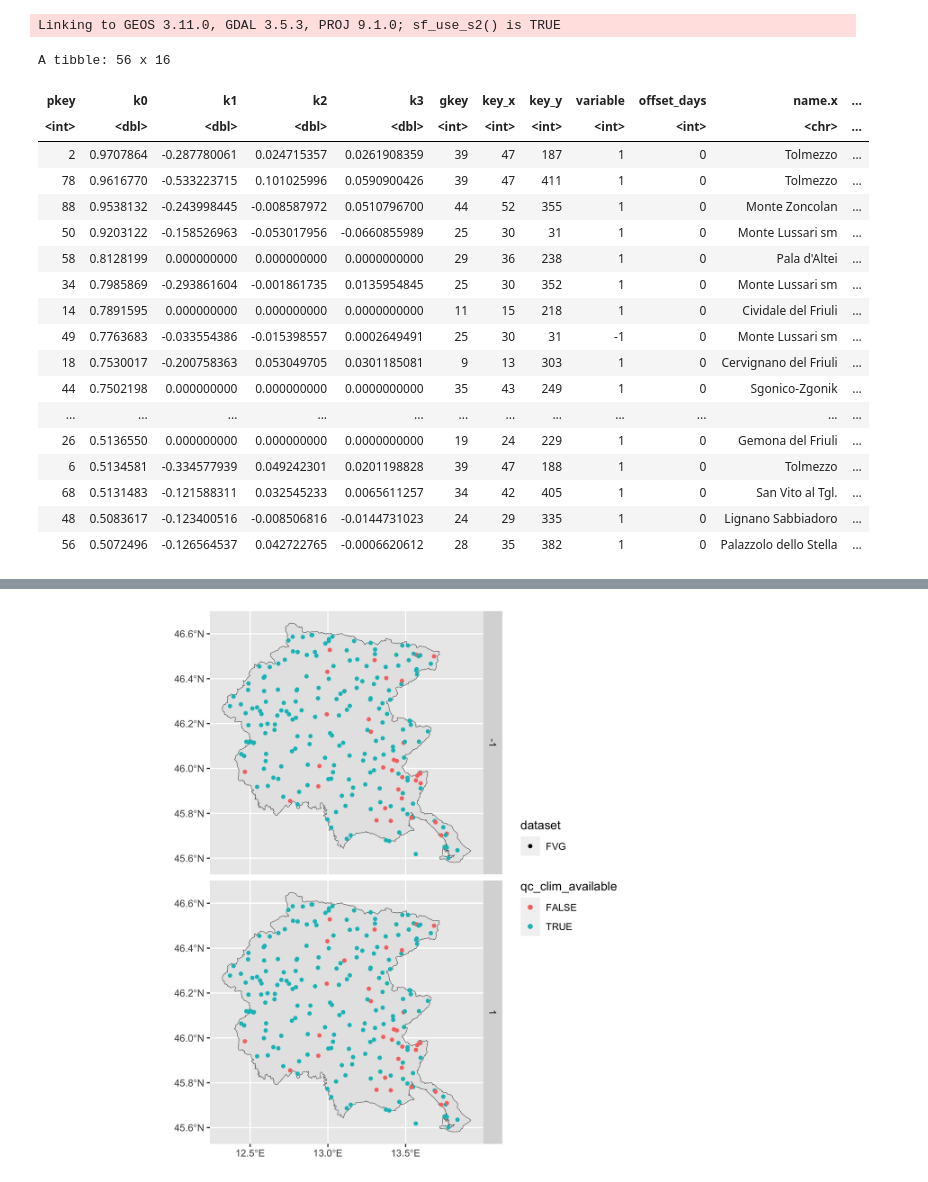
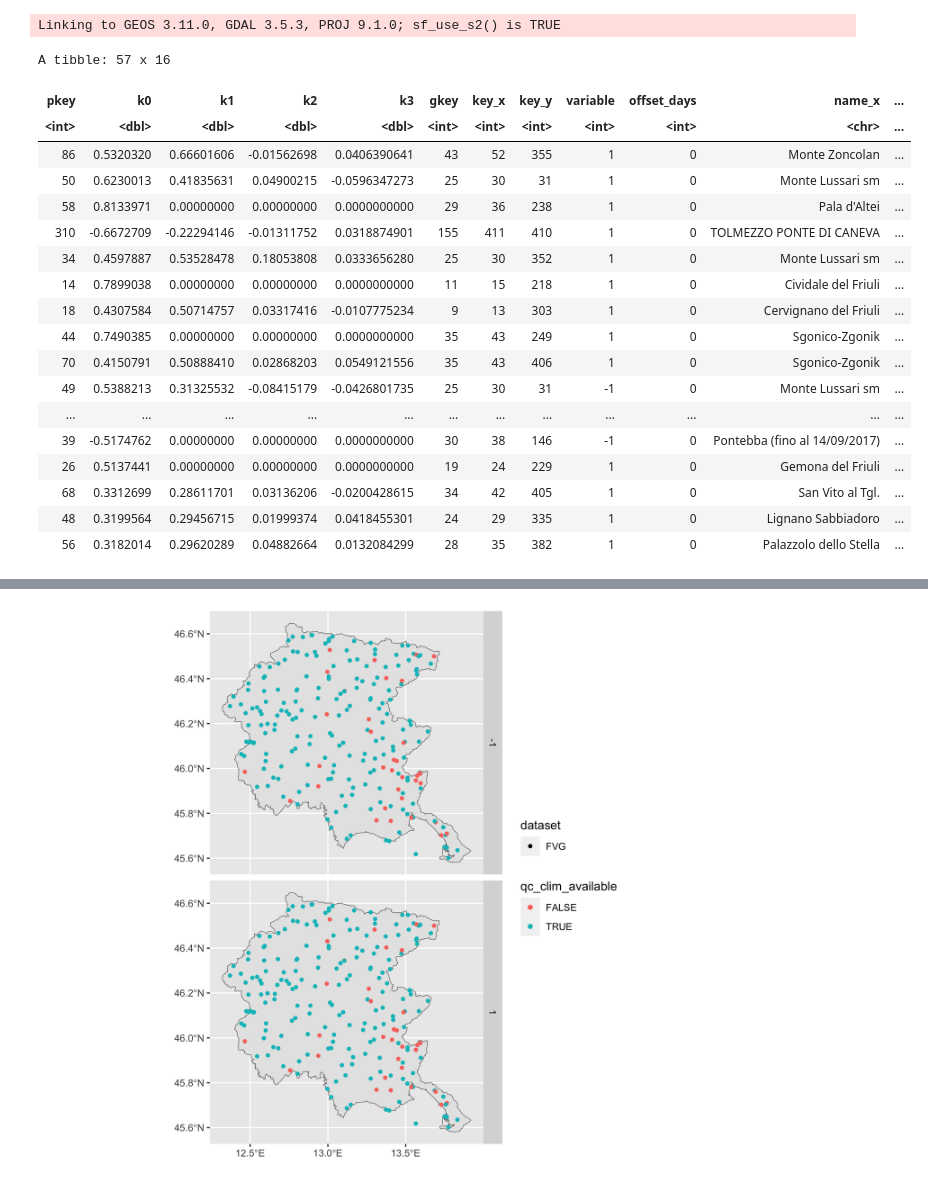
Before and after one commit to dnstudent/TesiMag, a Jupyter notebook: notebooks/integrazioni_regionali/FVG/series_pairing.ipynb, the cells around one changed output, grey strips where cells are left out. Drawn from its saved outputs; the diff is of its cells as text; code cells hidden in the pictures.

```diff
--- a/notebooks/integrazioni_regionali/FVG/series_pairing.ipynb
+++ b/notebooks/integrazioni_regionali/FVG/series_pairing.ipynb
@@ -61,32 +61,39 @@ tagged_analysis <- analysis |>
 write_xlsx_analysis(tagged_analysis, file.path("notebooks", "integrazioni_regionali", "FVG", "tagged_analysis.xlsx"), starts_with("tag_"))
 # %%
 gs <- series_groups(tagged_analysis, metadata, data, tag_same_series)
-ranked_series_groups <- rank_series_groups(gs$table, metadata, c("ARPAFVG", "SCIA", "ISAC"), desc(dataset), desc(sensor_last))
-incomp <- incompatible_merges(data, ranked_series_groups, tagged_analysis, 15L, 0.5)
+# Dealing with ISAC series
+ranked_series_groups <- rank_series_groups(
+    gs$table,
+    metadata |> mutate(network_prio = if_else(network == "ISAC", 2L, 1L)),
+    c("ARPAFVG", "SCIA", "ISAC"),
+    desc(network_prio), desc(dataset), desc(sensor_last)
+)
+ignore_corrections <- make_exclusion_table(tagged_analysis, NULL, network_x == "ISAC" | network_y == "ISAC")
+incomp <- incompatible_merges(data, ranked_series_groups, tagged_analysis, 3L, 0.5, ignore_corrections)
 # %%
 i <- incomp |>
     left_join(metadata |> select(key, name, dataset, sensor_key), by = c("key_x" = "key")) |>
-    left_join(metadata |> select(key, name, dataset, sensor_key), by = c("key_y" = "key")) |>
-    arrange(desc(abs(k0)))
+    left_join(metadata |> select(key, name, network, sensor_key), by = c("key_y" = "key"), suffix = c("_x", "_y")) |>
+    arrange(desc(abs(k0 + 2 * k1 / pi)))
 i
 # %% [output]
-A tibble: 56 x 16
+A tibble: 57 x 16
-| pkey | k0 | k1 | k2 | k3 | gkey | key_x | key_y | variable | offset_days | name.x | ... |
+| pkey | k0 | k1 | k2 | k3 | gkey | key_x | key_y | variable | offset_days | name_x | ... |
 | <int> | <dbl> | <dbl> | <dbl> | <dbl> | <int> | <int> | <int> | <int> | <int> | <chr> | ... |
-| 2 | 0.9707864 | -0.287780061 | 0.024715357 | 0.0261908359 | 39 | 47 | 187 | 1 | 0 | Tolmezzo | ... |
-| 78 | 0.9616770 | -0.533223715 | 0.101025996 | 0.0590900426 | 39 | 47 | 411 | 1 | 0 | Tolmezzo | ... |
-| 88 | 0.9538132 | -0.243998445 | -0.008587972 | 0.0510796700 | 44 | 52 | 355 | 1 | 0 | Monte Zoncolan | ... |
-| 50 | 0.9203122 | -0.158526963 | -0.053017956 | -0.0660855989 | 25 | 30 | 31 | 1 | 0 | Monte Lussari sm | ... |
-| 58 | 0.8128199 | 0.000000000 | 0.000000000 | 0.0000000000 | 29 | 36 | 238 | 1 | 0 | Pala d'Altei | ... |
-| 34 | 0.7985869 | -0.293861604 | -0.001861735 | 0.0135954845 | 25 | 30 | 352 | 1 | 0 | Monte Lussari sm | ... |
-| 14 | 0.7891595 | 0.000000000 | 0.000000000 | 0.0000000000 | 11 | 15 | 218 | 1 | 0 | Cividale del Friuli | ... |
-| 49 | 0.7763683 | -0.033554386 | -0.015398557 | 0.0002649491 | 25 | 30 | 31 | -1 | 0 | Monte Lussari sm | ... |
-| 18 | 0.7530017 | -0.200758363 | 0.053049705 | 0.0301185081 | 9 | 13 | 303 | 1 | 0 | Cervignano del Friuli | ... |
-| 44 | 0.7502198 | 0.000000000 | 0.000000000 | 0.0000000000 | 35 | 43 | 249 | 1 | 0 | Sgonico-Zgonik | ... |
+| 86 | 0.5320320 | 0.66601606 | -0.01562698 | 0.0406390641 | 43 | 52 | 355 | 1 | 0 | Monte Zoncolan | ... |
+| 50 | 0.6230013 | 0.41835631 | 0.04900215 | -0.0596347273 | 25 | 30 | 31 | 1 | 0 | Monte Lussari sm | ... |
+| 58 | 0.8133971 | 0.00000000 | 0.00000000 | 0.0000000000 | 29 | 36 | 238 | 1 | 0 | Pala d'Altei | ... |
+| 310 | -0.6672709 | -0.22294146 | -0.01311752 | 0.0318874901 | 155 | 411 | 410 | 1 | 0 | TOLMEZZO PONTE DI CANEVA | ... |
+| 34 | 0.4597887 | 0.53528478 | 0.18053808 | 0.0333656280 | 25 | 30 | 352 | 1 | 0 | Monte Lussari sm | ... |
+| 14 | 0.7899038 | 0.00000000 | 0.00000000 | 0.0000000000 | 11 | 15 | 218 | 1 | 0 | Cividale del Friuli | ... |
+| 18 | 0.4307584 | 0.50714757 | 0.03317416 | -0.0107775234 | 9 | 13 | 303 | 1 | 0 | Cervignano del Friuli | ... |
+| 44 | 0.7490385 | 0.00000000 | 0.00000000 | 0.0000000000 | 35 | 43 | 249 | 1 | 0 | Sgonico-Zgonik | ... |
+| 70 | 0.4150791 | 0.50888410 | 0.02868203 | 0.0549121556 | 35 | 43 | 406 | 1 | 0 | Sgonico-Zgonik | ... |
+| 49 | 0.5388213 | 0.31325532 | -0.08415179 | -0.0426801735 | 25 | 30 | 31 | -1 | 0 | Monte Lussari sm | ... |
 | ... | ... | ... | ... | ... | ... | ... | ... | ... | ... | ... | ... |
-| 26 | 0.5136550 | 0.000000000 | 0.000000000 | 0.0000000000 | 19 | 24 | 229 | 1 | 0 | Gemona del Friuli | ... |
-| 6 | 0.5134581 | -0.334577939 | 0.049242301 | 0.0201198828 | 39 | 47 | 188 | 1 | 0 | Tolmezzo | ... |
-| 68 | 0.5131483 | -0.121588311 | 0.032545233 | 0.0065611257 | 34 | 42 | 405 | 1 | 0 | San Vito al Tgl. | ... |
-| 48 | 0.5083617 | -0.123400516 | -0.008506816 | -0.0144731023 | 24 | 29 | 335 | 1 | 0 | Lignano Sabbiadoro | ... |
-| 56 | 0.5072496 | -0.126564537 | 0.042722765 | -0.0006620612 | 28 | 35 | 382 | 1 | 0 | Palazzolo dello Stella | ... |
+| 39 | -0.5174762 | 0.00000000 | 0.00000000 | 0.0000000000 | 30 | 38 | 146 | -1 | 0 | Pontebba (fino al 14/09/2017) | ... |
+| 26 | 0.5137441 | 0.00000000 | 0.00000000 | 0.0000000000 | 19 | 24 | 229 | 1 | 0 | Gemona del Friuli | ... |
+| 68 | 0.3312699 | 0.28611701 | 0.03136206 | -0.0200428615 | 34 | 42 | 405 | 1 | 0 | San Vito al Tgl. | ... |
+| 48 | 0.3199564 | 0.29456715 | 0.01999374 | 0.0418455301 | 24 | 29 | 335 | 1 | 0 | Lignano Sabbiadoro | ... |
+| 56 | 0.3182014 | 0.29620289 | 0.04882664 | 0.0132084299 | 28 | 35 | 382 | 1 | 0 | Palazzolo dello Stella | ... |
 # %%
```
Also changed, not shown: parts of 5 cells of this notebook, 3 other files.
